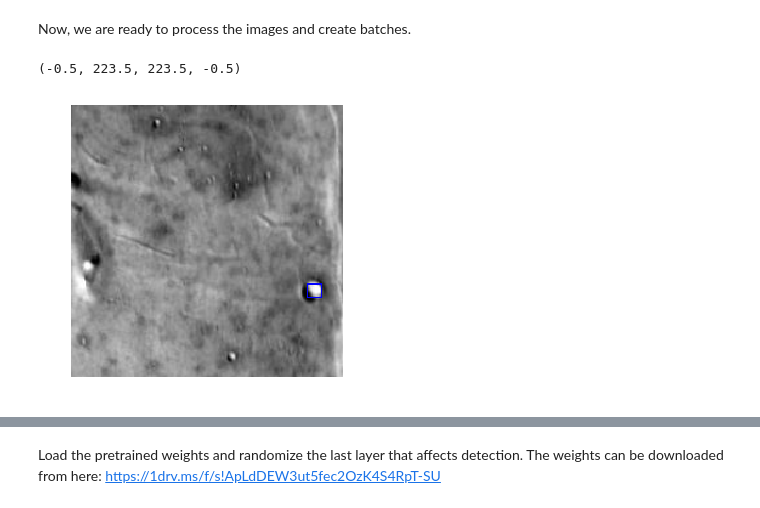
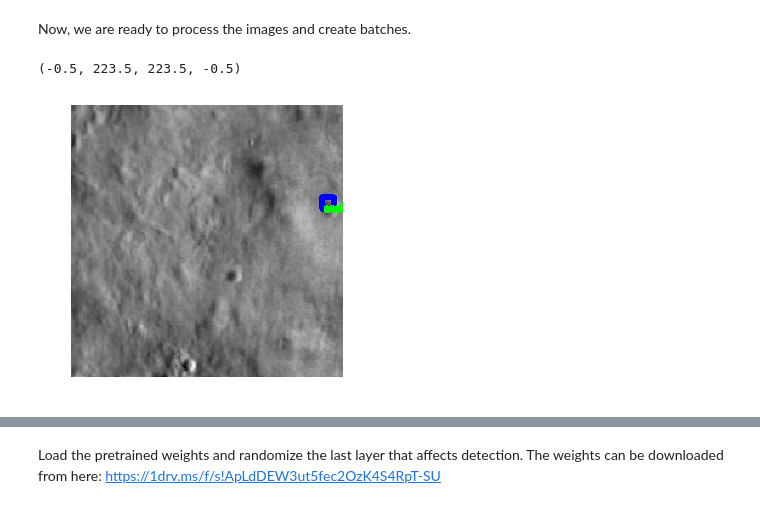
Before and after one commit to alrzmshy/Mars-Crater-Detection, a Jupyter notebook: YOLO_craters.ipynb, the cells around one changed output, grey strips where cells are left out. Cells and saved outputs as stored; diff of their text form; code cells hidden in the pictures.

```diff
--- a/YOLO_craters.ipynb
+++ b/YOLO_craters.ipynb
@@ -67,29 +69,28 @@ generator_config = {
 # %% [markdown]
 Now, we are ready to process the images and create batches.
 # %%
-image_path = '/home/alireza/craters/image_train/'
-annot_path = '/home/alireza/craters/annot_train/'
+image_path = './images_train/'
+annot_path = './annotations_train/'
 
 all_imgs, seen_labels = parse_annotation(annot_path, image_path)
 
 # add extensions to image name
-for img in all_imgs:
-    img['filename'] = img['filename'] + '.jpg'
+#for img in all_imgs:
+#    img['filename'] = img['filename'] + '.jpg'
 # %%
 batches = BatchGenerator(all_imgs, generator_config)
 # %%
 # Checking sample images
 
-image = batches[0][0][0][14]
-
+image = batches[0][0][0][3]
 
 
 fig, ax = plt.subplots(figsize=(5, 5))
 ax.imshow(image.astype('uint8'), cmap=plt.cm.gray)
 plt.axis('off')
 # %% [output]
 (-0.5, 223.5, 223.5, -0.5)
-[figure, old version]
+[figure, new version]
 # %%
 train_valid_split = int((.9)*len(all_imgs))
 
```
Also changed, not shown: parts of 3 cells of this notebook, 8 other files.
